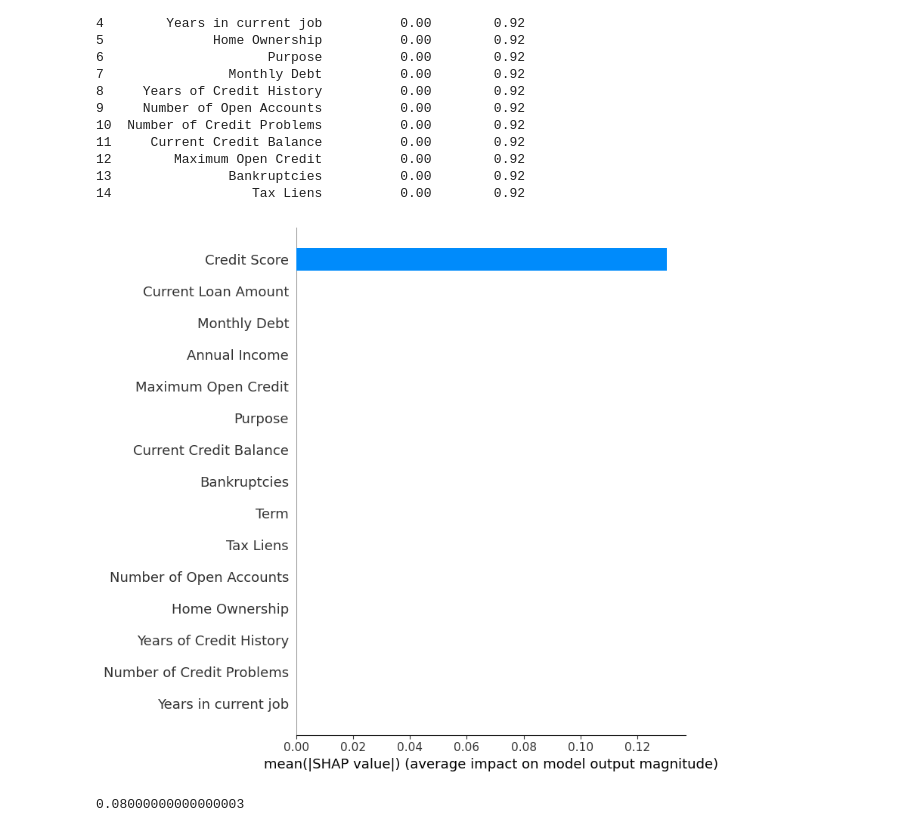
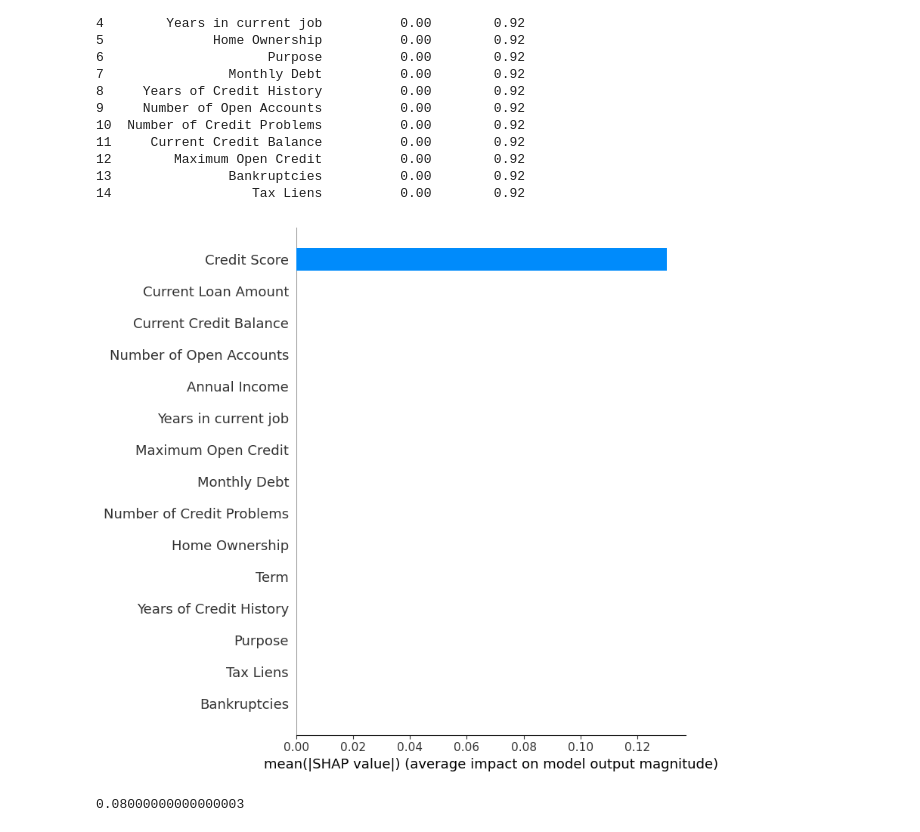
Before and after one commit to Arjun0122/bank_loan_eligibility, a Jupyter notebook: Bank_Loan_Eligibility.ipynb, the cells around one changed output. Cells and saved outputs as stored; diff of their text form; code cells hidden in the pictures.

```diff
--- a/Bank_Loan_Eligibility.ipynb
+++ b/Bank_Loan_Eligibility.ipynb
@@ -449,9 +477,9 @@ print(df_rf)
 13               Bankruptcies          0.00        0.92
 14                  Tax Liens          0.00        0.92
 # %%
-shap.summary_plot(shap_values_rf, x, plot_type="bar")
+shap.summary_plot(shap_values_rf, x_test, plot_type="bar")
 # %% [output]
-[figure, old version]
+[figure, new version]
 # %%
 total_contribution_rf=np.sum(contribution_rf)
 print(total_contribution_rf)
```
Also changed, not shown: parts of 41 cells of this notebook, 12 other files.
